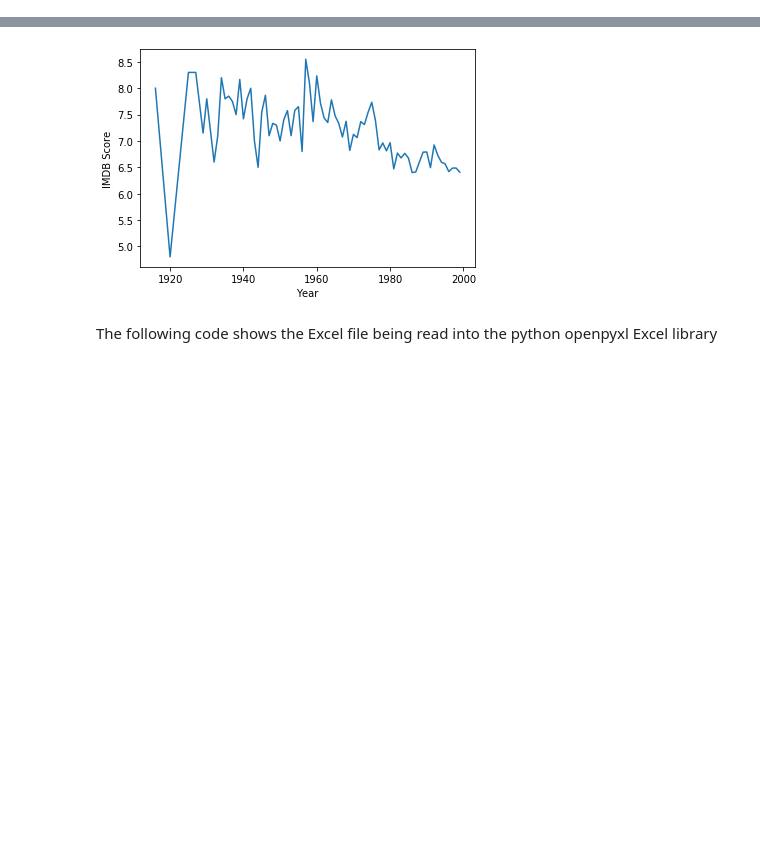
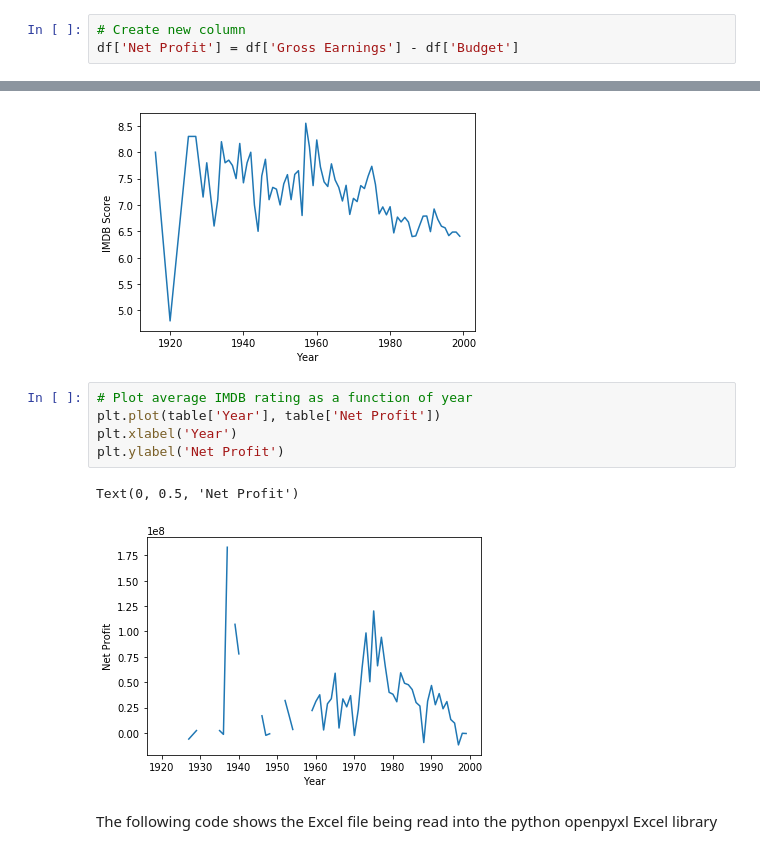
Before and after one commit to LBJ-Wade/python-demo, a Jupyter notebook: demo.ipynb, the cells around one changed output, grey strips where cells are left out. Drawn from its saved outputs; the diff is of its cells as text; blank space fills up the shorter version.

```diff
--- a/demo.ipynb
+++ b/demo.ipynb
@@ -23,6 +24,9 @@ The following code shows the Excel file being read into the python Pandas data a
 # %%
 # Read into Pandas dataframe
 df = pd.read_excel(url)
+# %%
+# Create new column
+df['Net Profit'] = df['Gross Earnings'] - df['Budget']
 # %%
 # Return head of dataframe
 df.head()
@@ -72,6 +76,14 @@ plt.ylabel('IMDB Score')
 # %% [output]
 Text(0, 0.5, 'IMDB Score')
 [figure]
+# %%
+# Plot average IMDB rating as a function of year
+plt.plot(table['Year'], table['Net Profit'])
+plt.xlabel('Year')
+plt.ylabel('Net Profit')
+# %% [output]
+Text(0, 0.5, 'Net Profit')
+[figure, added]
 # %% [markdown]
 The following code shows the Excel file being read into the python openpyxl Excel library
 # %%
```
Also changed, not shown: parts of 4 cells of this notebook.
